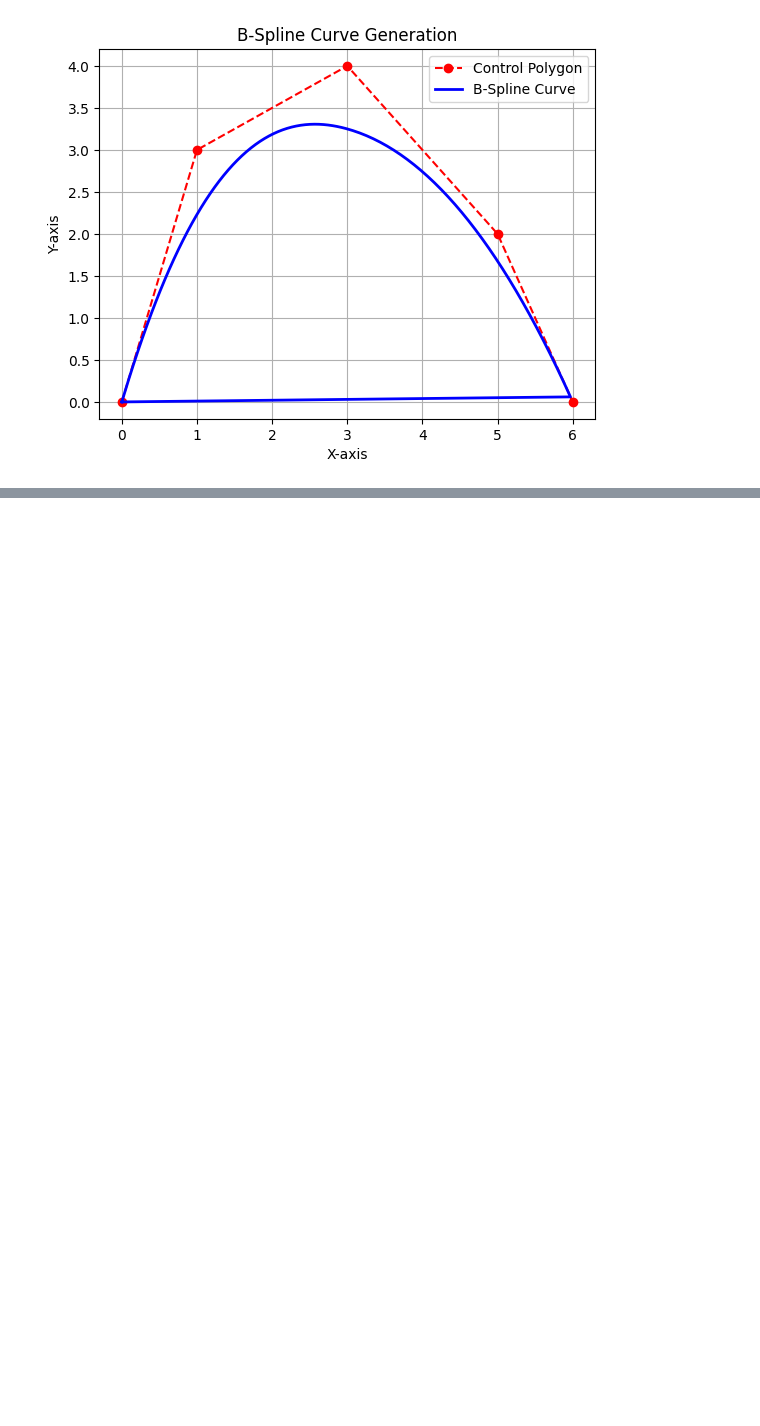
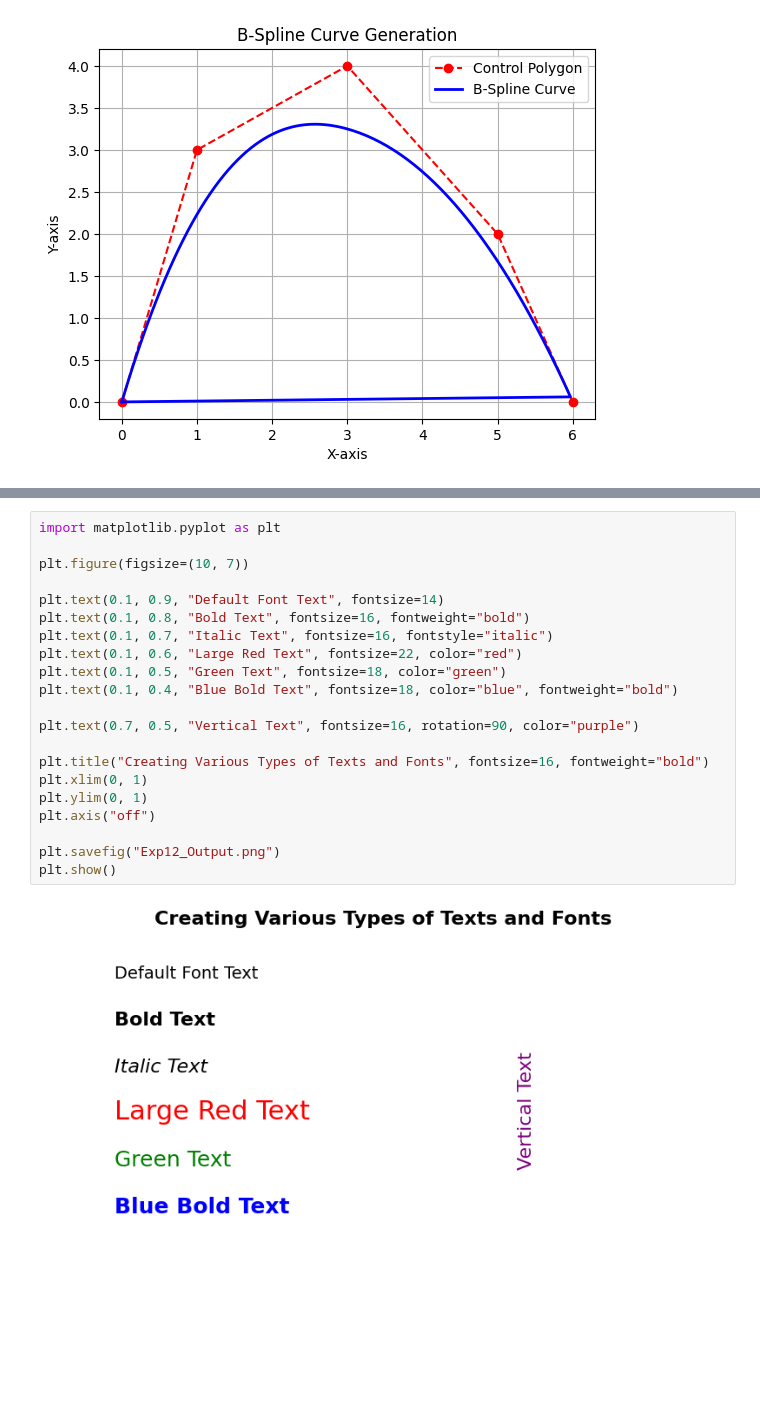
Before and after one commit to SajjadHossainSoykot/ICT-4108-Computer-Graphics-and-Visualizations-Laboratory, a Jupyter notebook: All_Graphics_Lab.ipynb, the cells around one changed output, grey strips where cells are left out. Saved outputs shown, nothing was run; the diff lists cells and outputs as text; blank space fills up the shorter version.

```diff
--- a/All_Graphics_Lab.ipynb
+++ b/All_Graphics_Lab.ipynb
@@ -1454,0 +1592,23 @@ plt.show()
+# %%
+import matplotlib.pyplot as plt
+
+plt.figure(figsize=(10, 7))
+
+plt.text(0.1, 0.9, "Default Font Text", fontsize=14)
+plt.text(0.1, 0.8, "Bold Text", fontsize=16, fontweight="bold")
+plt.text(0.1, 0.7, "Italic Text", fontsize=16, fontstyle="italic")
+plt.text(0.1, 0.6, "Large Red Text", fontsize=22, color="red")
+plt.text(0.1, 0.5, "Green Text", fontsize=18, color="green")
+plt.text(0.1, 0.4, "Blue Bold Text", fontsize=18, color="blue", fontweight="bold")
+
+plt.text(0.7, 0.5, "Vertical Text", fontsize=16, rotation=90, color="purple")
+
+plt.title("Creating Various Types of Texts and Fonts", fontsize=16, fontweight="bold")
+plt.xlim(0, 1)
+plt.ylim(0, 1)
+plt.axis("off")
+
+plt.savefig("Exp12_Output.png")
+plt.show()
+# %% [output]
+[figure, added]
```
Also changed, not shown: parts of 3 cells of this notebook.
